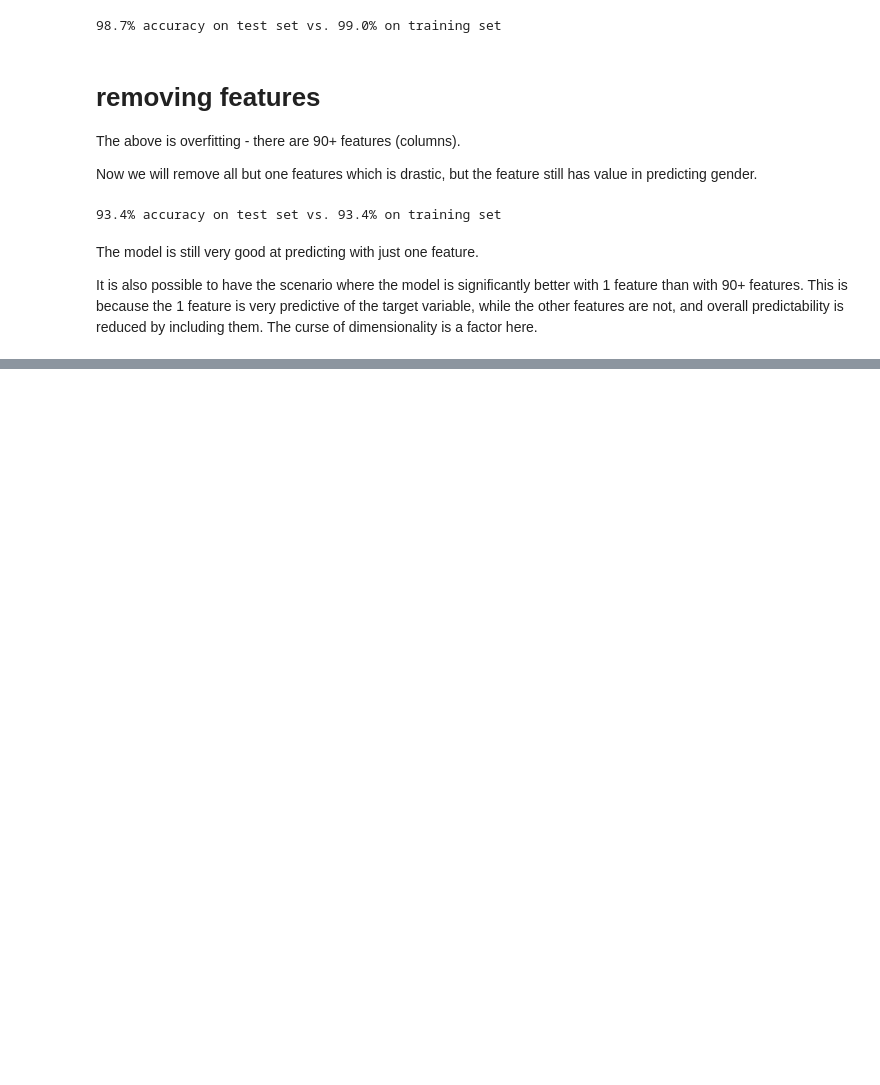
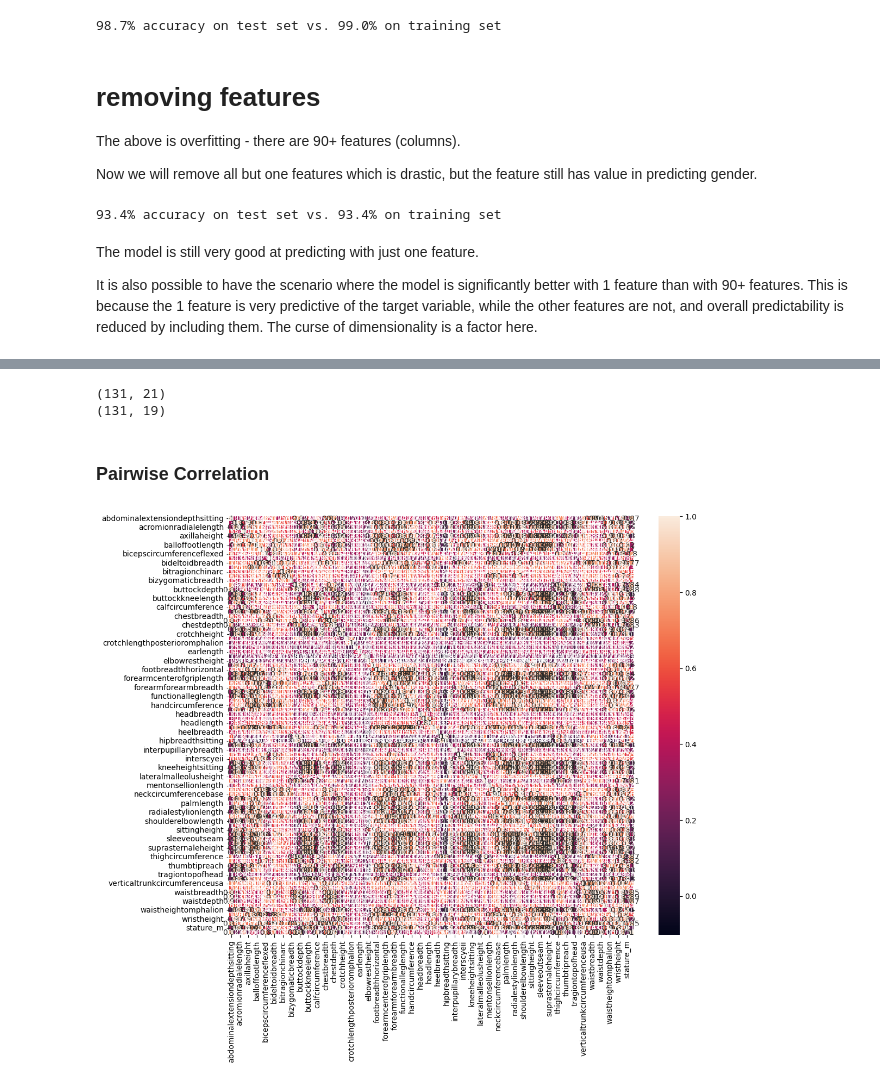
Before and after one commit to zoonalink/sandbox, a Jupyter notebook: Python/datacamp-ml-scientist/dimensionality-reduction/2-feature-selection-1.ipynb, the cells around one changed output, grey strips where cells are left out. Drawn from its saved outputs; the diff is of its cells as text; code cells hidden in the pictures; blank space fills up the shorter version.

```diff
--- a/Python/datacamp-ml-scientist/dimensionality-reduction/2-feature-selection-1.ipynb
+++ b/Python/datacamp-ml-scientist/dimensionality-reduction/2-feature-selection-1.ipynb
@@ -146,0 +167,13 @@ It is also possible to have the scenario where the model is significantly better
+# %%
+ansur_num = ansur_df.select_dtypes(include=[np.number])
+
+print(ansur_num.shape)
+
+sel = VarianceThreshold(threshold=1)
+sel.fit(ansur_num)
+
+mask = sel.get_support()
+#print(mask)
+
+reduced_ansur = ansur_num.loc[:, mask]
+print(reduced_ansur.shape)
@@ -146,0 +408,24 @@ It is also possible to have the scenario where the model is significantly better
+# %%
+# Create a boolean mask on whether each feature less than 50% missing values.
+mask = school_df.isnull().sum() / len(school_df) < 0.5
+
+# Create a reduced dataset by applying the mask
+reduced_df = school_df.loc[:,mask]
+
+print(school_df.shape)
+print(reduced_df.shape)
+# %% [output]
+(131, 21)
+(131, 19)
+# %% [markdown]
+### Pairwise Correlation
+# %%
+# correlation matrix of ansur_df
+corr = ansur_num.corr()
+
+# visualise
+plt.figure(figsize=(12, 10))
+sns.heatmap(corr, annot=True)
+plt.show()
+# %% [output]
+[figure, added]
```
Also changed, not shown: parts of 33 cells of this notebook.
